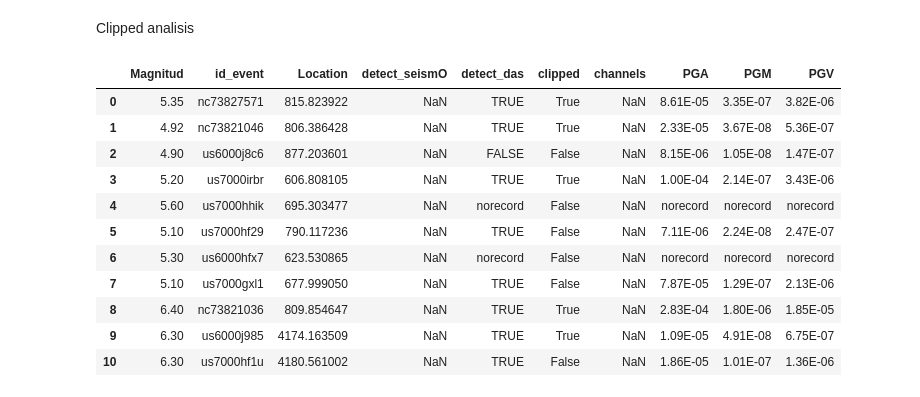
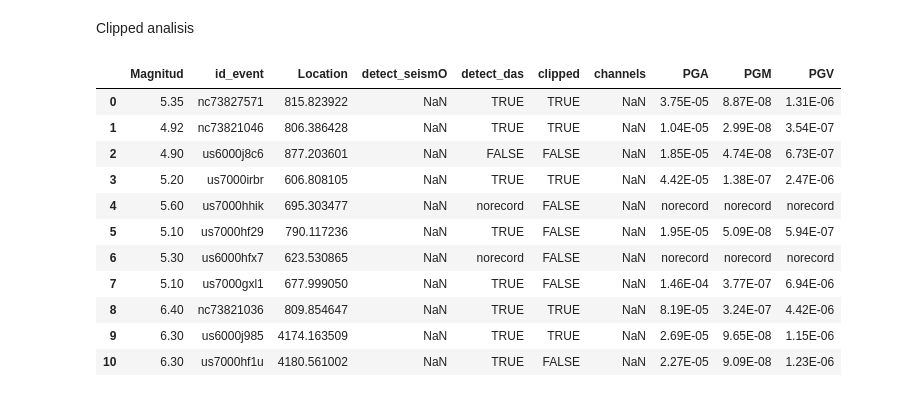
Before and after one commit to bradlipovsky/das-stuff, a Jupyter notebook: whidbey-localquakesplotdataframeMay.ipynb, the cells around one changed output. Saved outputs shown, nothing was run; the diff lists cells and outputs as text; code cells hidden in the pictures.

```diff
--- a/whidbey-localquakesplotdataframeMay.ipynb
+++ b/whidbey-localquakesplotdataframeMay.ipynb
@@ -97,19 +97,22 @@ ax = plt.close()
 # %% [markdown]
 Clipped analisis
 # %%
-#the folder that contains these files is "someclippedearthquakes"
-clip = pd.read_csv('Clippedanalisis.csv')
+#the folder that contains these files is "someclippedearthquakes" PGA, PGM, PGV, FROM SALO STATION.
+# st2 = client.get_waveforms("UW", "SALO", "--", "HHZ", t1, t2, attach_response=True)
+#acceleration = np.diff(st2[0].data) * st2[0].stats.sampling_rate
+#peak_ground_acceleration = np.max(np.abs(acceleration))
+clip = pd.read_csv('Clippedanalisis2.csv')
 clip
 # %% [output]
 |  | Magnitud | id_event | Location | detect_seismO | detect_das | clipped | channels | PGA | PGM | PGV |
-| 0 | 5.35 | nc73827571 | 815.823922 | NaN | TRUE | True | NaN | 8.61E-05 | 3.35E-07 | 3.82E-06 |
-| 1 | 4.92 | nc73821046 | 806.386428 | NaN | TRUE | True | NaN | 2.33E-05 | 3.67E-08 | 5.36E-07 |
-| 2 | 4.90 | us6000j8c6 | 877.203601 | NaN | FALSE | False | NaN | 8.15E-06 | 1.05E-08 | 1.47E-07 |
-| 3 | 5.20 | us7000irbr | 606.808105 | NaN | TRUE | True | NaN | 1.00E-04 | 2.14E-07 | 3.43E-06 |
-| 4 | 5.60 | us7000hhik | 695.303477 | NaN | norecord | False | NaN | norecord | norecord | norecord |
-| 5 | 5.10 | us7000hf29 | 790.117236 | NaN | TRUE | False | NaN | 7.11E-06 | 2.24E-08 | 2.47E-07 |
-| 6 | 5.30 | us6000hfx7 | 623.530865 | NaN | norecord | False | NaN | norecord | norecord | norecord |
-| 7 | 5.10 | us7000gxl1 | 677.999050 | NaN | TRUE | False | NaN | 7.87E-05 | 1.29E-07 | 2.13E-06 |
-| 8 | 6.40 | nc73821036 | 809.854647 | NaN | TRUE | True | NaN | 2.83E-04 | 1.80E-06 | 1.85E-05 |
-| 9 | 6.30 | us6000j985 | 4174.163509 | NaN | TRUE | True | NaN | 1.09E-05 | 4.91E-08 | 6.75E-07 |
-| 10 | 6.30 | us7000hf1u | 4180.561002 | NaN | TRUE | False | NaN | 1.86E-05 | 1.01E-07 | 1.36E-06 |
+| 0 | 5.35 | nc73827571 | 815.823922 | NaN | TRUE | TRUE | NaN | 3.75E-05 | 8.87E-08 | 1.31E-06 |
+| 1 | 4.92 | nc73821046 | 806.386428 | NaN | TRUE | TRUE | NaN | 1.04E-05 | 2.99E-08 | 3.54E-07 |
+| 2 | 4.90 | us6000j8c6 | 877.203601 | NaN | FALSE | FALSE | NaN | 1.85E-05 | 4.74E-08 | 6.73E-07 |
+| 3 | 5.20 | us7000irbr | 606.808105 | NaN | TRUE | TRUE | NaN | 4.42E-05 | 1.38E-07 | 2.47E-06 |
+| 4 | 5.60 | us7000hhik | 695.303477 | NaN | norecord | FALSE | NaN | norecord | norecord | norecord |
+| 5 | 5.10 | us7000hf29 | 790.117236 | NaN | TRUE | FALSE | NaN | 1.95E-05 | 5.09E-08 | 5.94E-07 |
+| 6 | 5.30 | us6000hfx7 | 623.530865 | NaN | norecord | FALSE | NaN | norecord | norecord | norecord |
+| 7 | 5.10 | us7000gxl1 | 677.999050 | NaN | TRUE | FALSE | NaN | 1.46E-04 | 3.77E-07 | 6.94E-06 |
+| 8 | 6.40 | nc73821036 | 809.854647 | NaN | TRUE | TRUE | NaN | 8.19E-05 | 3.24E-07 | 4.42E-06 |
+| 9 | 6.30 | us6000j985 | 4174.163509 | NaN | TRUE | TRUE | NaN | 2.69E-05 | 9.65E-08 | 1.15E-06 |
+| 10 | 6.30 | us7000hf1u | 4180.561002 | NaN | TRUE | FALSE | NaN | 2.27E-05 | 9.09E-08 | 1.23E-06 |
```
